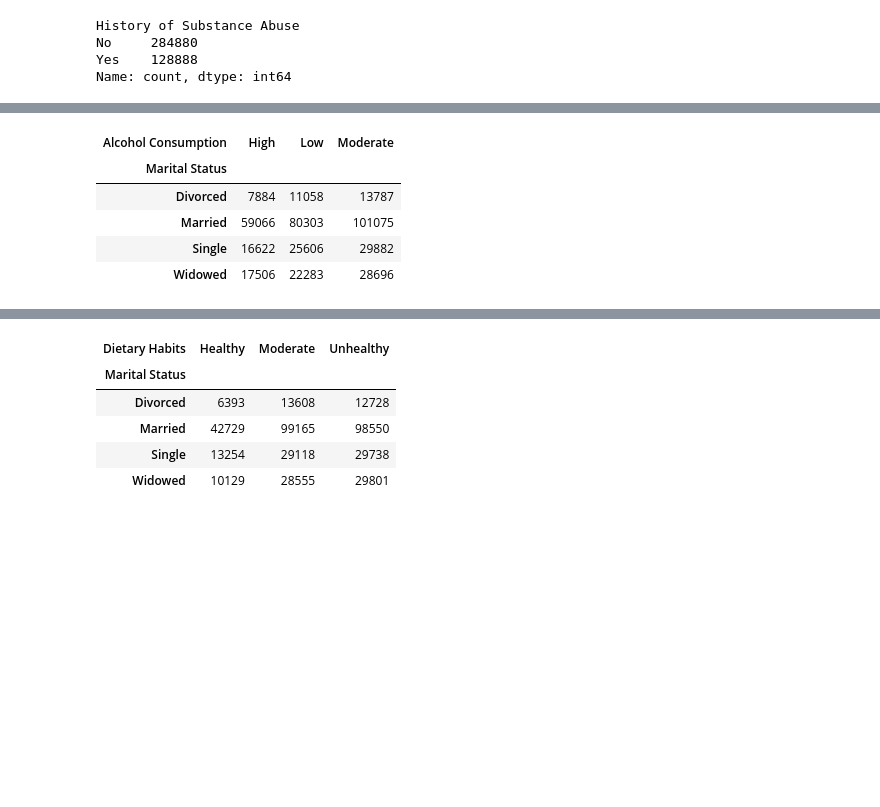
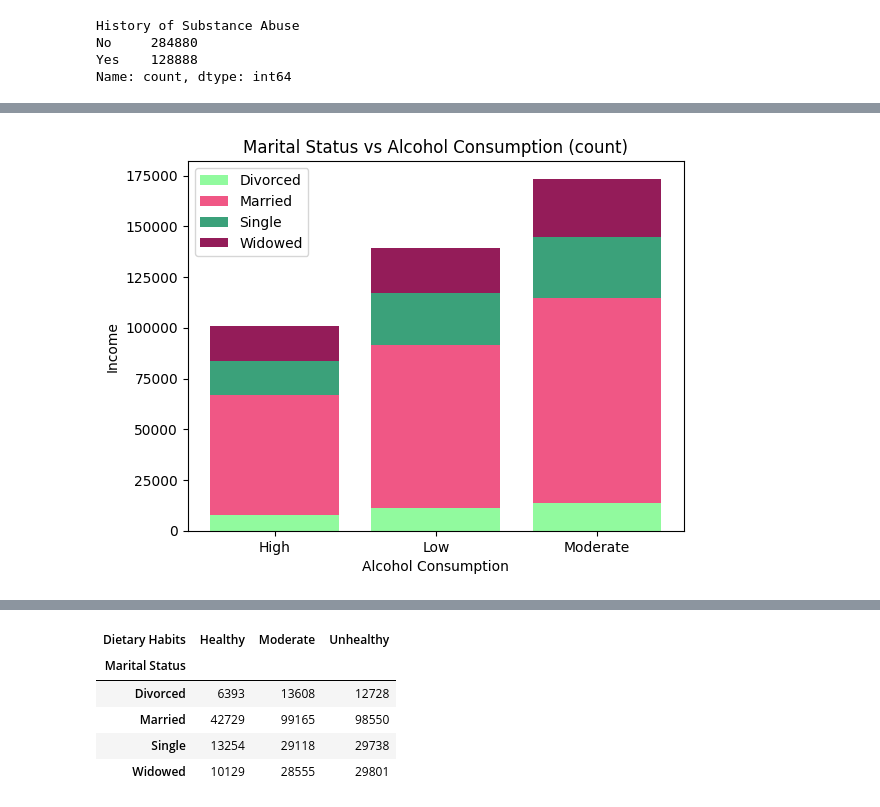
Before and after one commit to ShaQ90/week3_project, a Jupyter notebook: notebooks/data_testing_tiago.ipynb, the cells around one changed output, grey strips where cells are left out. Drawn from its saved outputs; the diff is of its cells as text; code cells hidden in the pictures; blank space fills up the shorter version.

```diff
--- a/notebooks/data_testing_tiago.ipynb
+++ b/notebooks/data_testing_tiago.ipynb
@@ -90,13 +92,8 @@ df_new
 # %%
 df_new = df.pivot_table(index="Marital Status", columns="Alcohol Consumption", values="Income", aggfunc='count').copy()
-df_new
+func.plot_drawing_sg(df_new,"count","Income")
 # %% [output]
-| Alcohol Consumption | High | Low | Moderate |
-| Marital Status |  |  |  |
-| Divorced | 7884 | 11058 | 13787 |
-| Married | 59066 | 80303 | 101075 |
-| Single | 16622 | 25606 | 29882 |
-| Widowed | 17506 | 22283 | 28696 |
+[figure, added]
 # %%
 df_new = df.pivot_table(index="Marital Status", columns="Alcohol Consumption", values="Income", aggfunc='mean').copy()
 df_new
```
Also changed, not shown: parts of 10 cells of this notebook, 3 other files.
